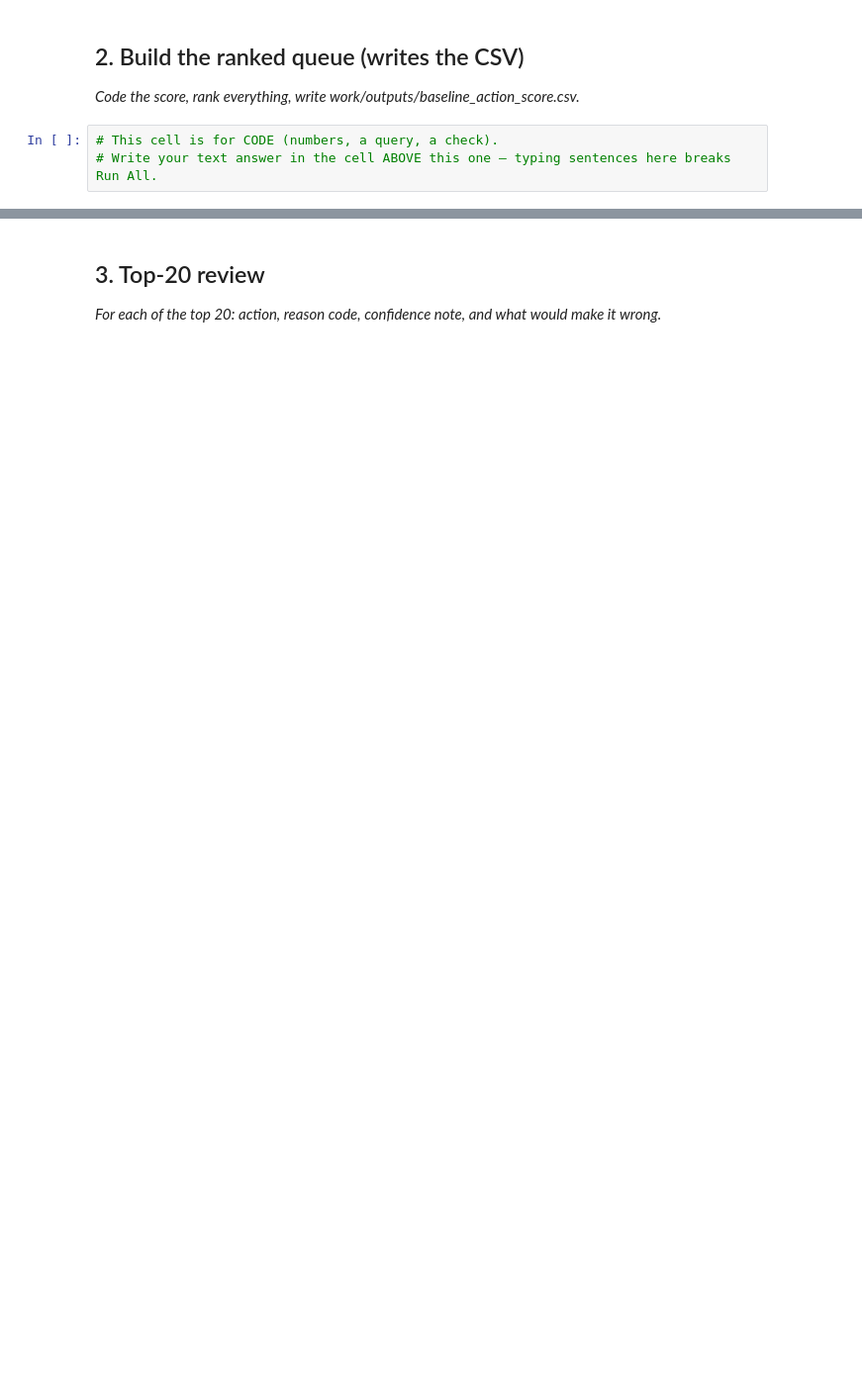
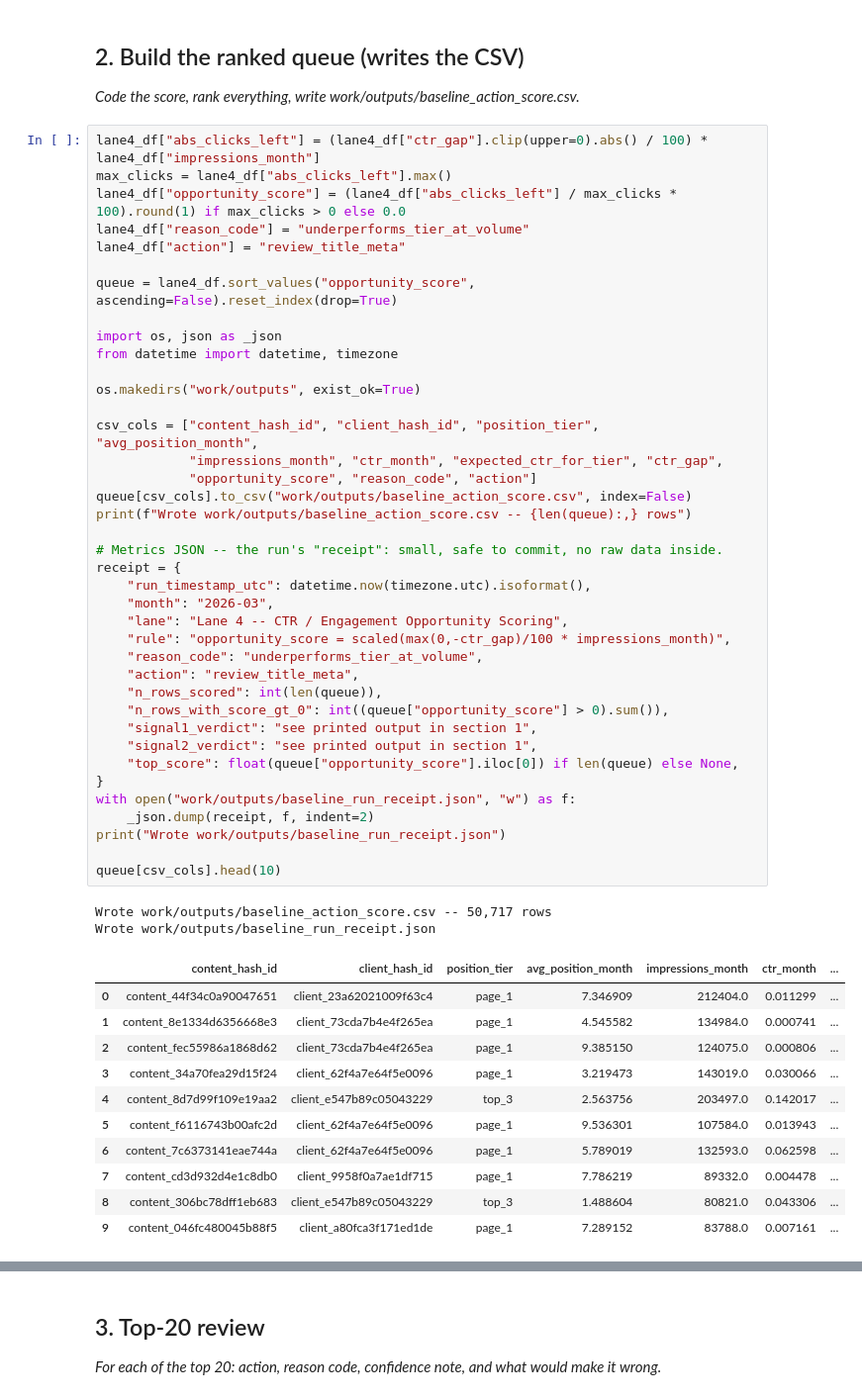
Before and after one commit to NourHassan5678/Assignments, a Jupyter notebook: work/notebooks/w04_baseline_score.ipynb, the cells around one changed output, grey strips where cells are left out. Shown at 99% size. Saved outputs shown, nothing was run; the diff lists cells and outputs as text; blank space fills up the shorter version.

```diff
--- a/work/notebooks/w04_baseline_score.ipynb
+++ b/work/notebooks/w04_baseline_score.ipynb
@@ -19,6 +190,56 @@ This skeleton is yours to fill. Work the sections **in order** — each one has
 ## 2. Build the ranked queue (writes the CSV)
 
 *Code the score, rank everything, write work/outputs/baseline_action_score.csv.*
-# %%
-# This cell is for CODE (numbers, a query, a check).
-# Write your text answer in the cell ABOVE this one — typing sentences here breaks Run All.
+# %%
+lane4_df["abs_clicks_left"] = (lane4_df["ctr_gap"].clip(upper=0).abs() / 100) * lane4_df["impressions_month"]
+max_clicks = lane4_df["abs_clicks_left"].max()
+lane4_df["opportunity_score"] = (lane4_df["abs_clicks_left"] / max_clicks * 100).round(1) if max_clicks > 0 else 0.0
+lane4_df["reason_code"] = "underperforms_tier_at_volume"
+lane4_df["action"] = "review_title_meta"
+
+queue = lane4_df.sort_values("opportunity_score", ascending=False).reset_index(drop=True)
+
+import os, json as _json
+from datetime import datetime, timezone
+
+os.makedirs("work/outputs", exist_ok=True)
+
+csv_cols = ["content_hash_id", "client_hash_id", "position_tier", "avg_position_month",
+            "impressions_month", "ctr_month", "expected_ctr_for_tier", "ctr_gap",
+            "opportunity_score", "reason_code", "action"]
+queue[csv_cols].to_csv("work/outputs/baseline_action_score.csv", index=False)
+print(f"Wrote work/outputs/baseline_action_score.csv -- {len(queue):,} rows")
+
+# Metrics JSON -- the run's "receipt": small, safe to commit, no raw data inside.
+receipt = {
+    "run_timestamp_utc": datetime.now(timezone.utc).isoformat(),
+    "month": "2026-03",
+    "lane": "Lane 4 -- CTR / Engagement Opportunity Scoring",
+    "rule": "opportunity_score = scaled(max(0,-ctr_gap)/100 * impressions_month)",
+    "reason_code": "underperforms_tier_at_volume",
+    "action": "review_title_meta",
+    "n_rows_scored": int(len(queue)),
+    "n_rows_with_score_gt_0": int((queue["opportunity_score"] > 0).sum()),
+    "signal1_verdict": "see printed output in section 1",
+    "signal2_verdict": "see printed output in section 1",
+    "top_score": float(queue["opportunity_score"].iloc[0]) if len(queue) else None,
+}
+with open("work/outputs/baseline_run_receipt.json", "w") as f:
+    _json.dump(receipt, f, indent=2)
+print("Wrote work/outputs/baseline_run_receipt.json")
+
+queue[csv_cols].head(10)
+# %% [output]
+Wrote work/outputs/baseline_action_score.csv -- 50,717 rows
+Wrote work/outputs/baseline_run_receipt.json
+|  | content_hash_id | client_hash_id | position_tier | avg_position_month | impressions_month | ctr_month | ... |
+| 0 | content_44f34c0a90047651 | client_23a62021009f63c4 | page_1 | 7.346909 | 212404.0 | 0.011299 | ... |
+| 1 | content_8e1334d6356668e3 | client_73cda7b4e4f265ea | page_1 | 4.545582 | 134984.0 | 0.000741 | ... |
+| 2 | content_fec55986a1868d62 | client_73cda7b4e4f265ea | page_1 | 9.385150 | 124075.0 | 0.000806 | ... |
+| 3 | content_34a70fea29d15f24 | client_62f4a7e64f5e0096 | page_1 | 3.219473 | 143019.0 | 0.030066 | ... |
+| 4 | content_8d7d99f109e19aa2 | client_e547b89c05043229 | top_3 | 2.563756 | 203497.0 | 0.142017 | ... |
+| 5 | content_f6116743b00afc2d | client_62f4a7e64f5e0096 | page_1 | 9.536301 | 107584.0 | 0.013943 | ... |
+| 6 | content_7c6373141eae744a | client_62f4a7e64f5e0096 | page_1 | 5.789019 | 132593.0 | 0.062598 | ... |
+| 7 | content_cd3d932d4e1c8db0 | client_9958f0a7ae1df715 | page_1 | 7.786219 | 89332.0 | 0.004478 | ... |
+| 8 | content_306bc78dff1eb683 | client_e547b89c05043229 | top_3 | 1.488604 | 80821.0 | 0.043306 | ... |
+| 9 | content_046fc480045b88f5 | client_a80fca3f171ed1de | page_1 | 7.289152 | 83788.0 | 0.007161 | ... |
```
Also changed, not shown: parts of 22 cells of this notebook.
